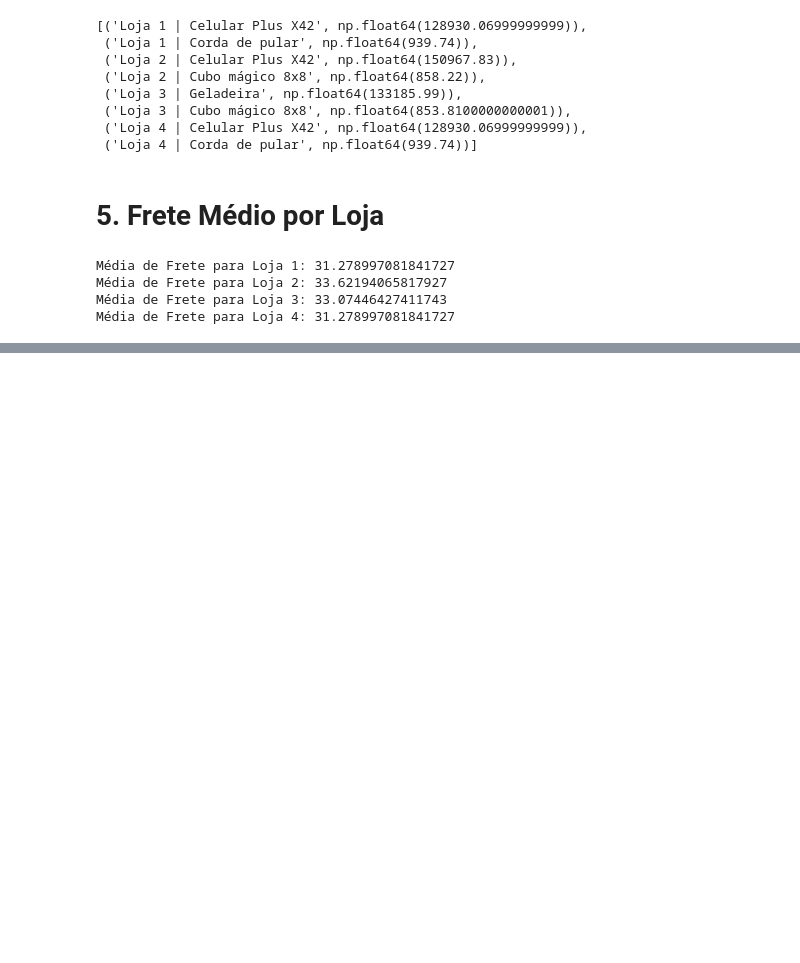
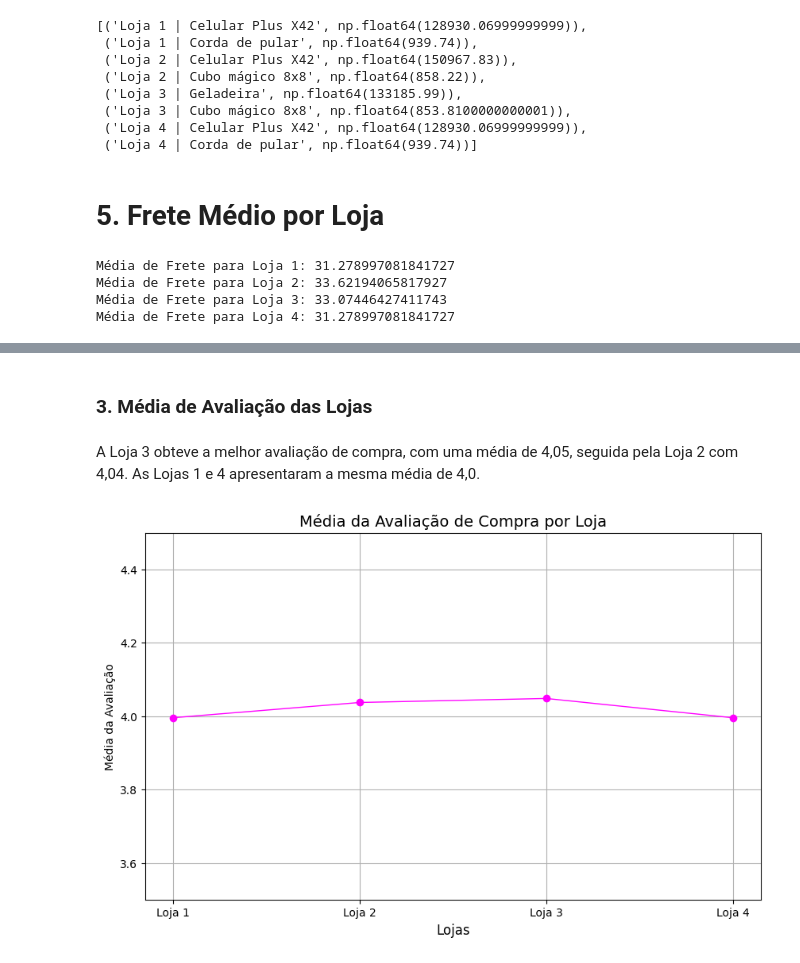
Before and after one commit to Tayara32/AluraStore, a Jupyter notebook: AluraStoreBr_TayaraCruz.ipynb, the cells around one changed output, grey strips where cells are left out. Cells and saved outputs as stored; diff of their text form; code cells hidden in the pictures; blank space fills up the shorter version.

```diff
--- a/AluraStoreBr_TayaraCruz.ipynb
+++ b/AluraStoreBr_TayaraCruz.ipynb
@@ -332,0 +419,25 @@ Média de Frete para Loja 4: 31.278997081841727
+# %% [markdown]
+### 3. Média de Avaliação das Lojas
+# %% [markdown]
+A Loja 3 obteve a melhor avaliação de compra, com uma média de 4,05, seguida pela Loja 2 com 4,04. As Lojas 1 e 4 apresentaram a mesma média de 4,0.
+# %%
+import matplotlib.pyplot as plt
+
+def grafico_media_avaliacao(lojas, nomes_lojas):
+    medias = [loja['Avaliação da compra'].mean() for loja in lojas]
+
+    plt.figure(figsize=(10, 6))
+    plt.plot(nomes_lojas, medias, marker='o', linestyle='-', color='magenta', linewidth=1)
+    plt.title('Média da Avaliação de Compra por Loja', fontsize=14)
+    plt.xlabel('Lojas', fontsize=12)
+    plt.ylabel('Média da Avaliação', fontsize=10)
+    plt.grid(True)
+    plt.ylim(3.5, 4.5)
+    plt.show()
+
+lojas = [loja, loja2, loja3, loja4]
+nomes = ['Loja 1', 'Loja 2', 'Loja 3', 'Loja 4']
+
+grafico_media_avaliacao(lojas, nomes)
+# %% [output]
+[figure, added]
```
Also changed, not shown: parts of 19 cells of this notebook.
